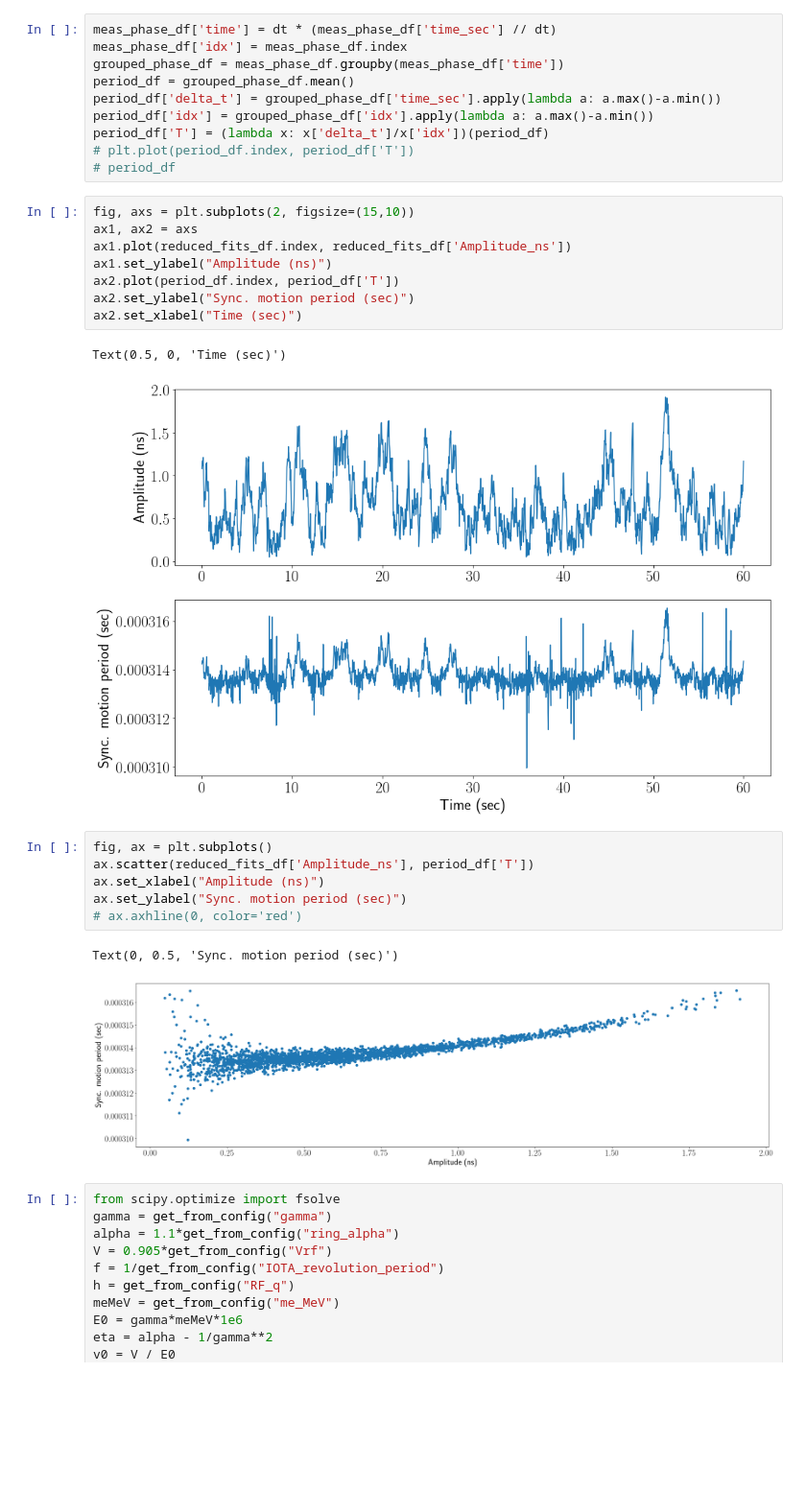
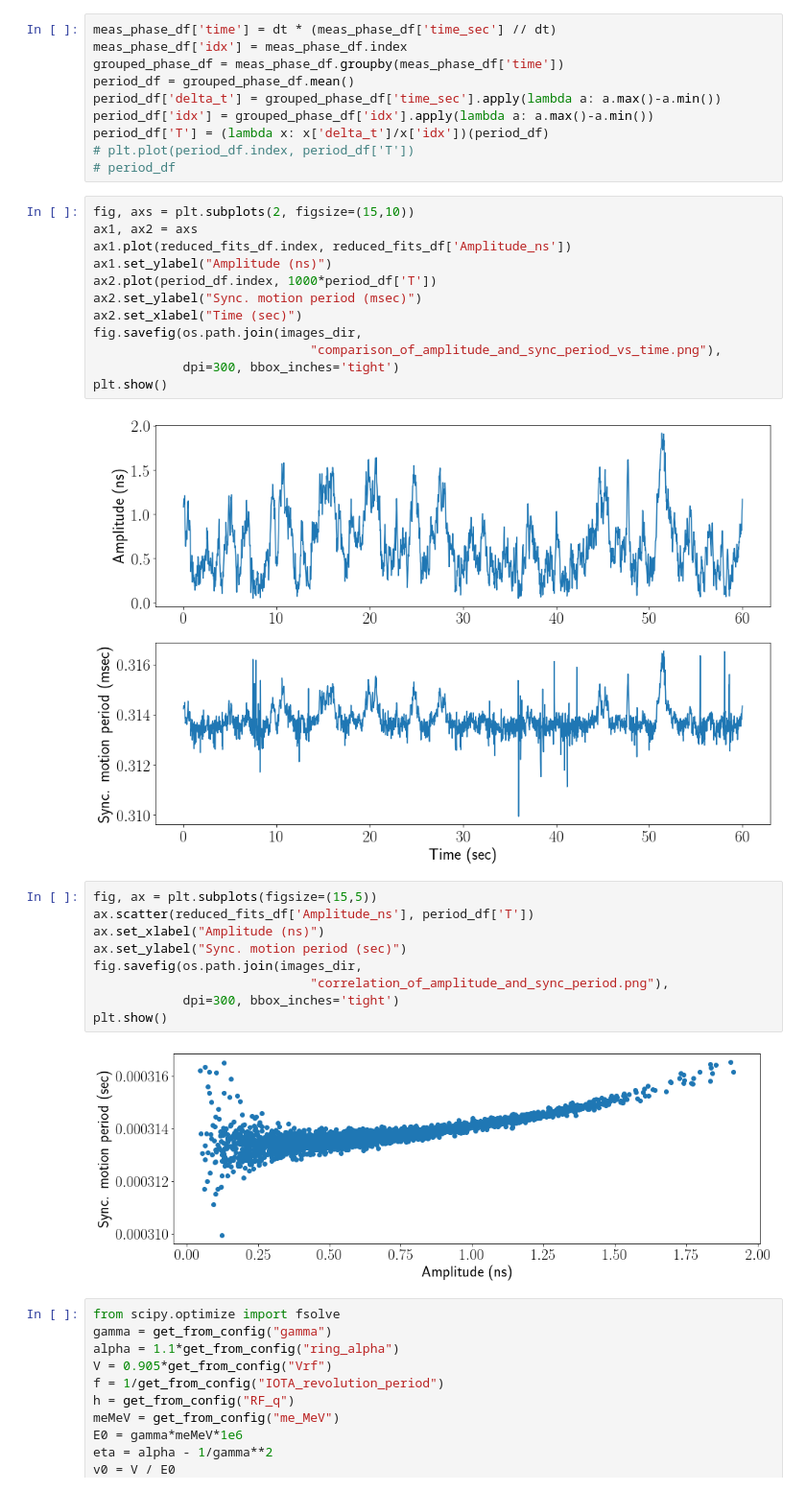
Before and after one commit to IharLobach/ursse, a Jupyter notebook: analyzing_collected_data/shifts/shift_02_28_2020/experiment_vs_simulation_random_walk.ipynb, the cells around one changed output. Shown: that part at 96% size. Saved outputs shown, nothing was run; the diff lists cells and outputs as text; blank space fills up the shorter version.

```diff
--- a/analyzing_collected_data/shifts/shift_02_28_2020/experiment_vs_simulation_random_walk.ipynb
+++ b/analyzing_collected_data/shifts/shift_02_28_2020/experiment_vs_simulation_random_walk.ipynb
@@ -424,21 +429,26 @@ fig, axs = plt.subplots(2, figsize=(15,10))
 ax1, ax2 = axs
 ax1.plot(reduced_fits_df.index, reduced_fits_df['Amplitude_ns'])
 ax1.set_ylabel("Amplitude (ns)")
-ax2.plot(period_df.index, period_df['T'])
-ax2.set_ylabel("Sync. motion period (sec)")
+ax2.plot(period_df.index, 1000*period_df['T'])
+ax2.set_ylabel("Sync. motion period (msec)")
 ax2.set_xlabel("Time (sec)")
+fig.savefig(os.path.join(images_dir,
+                             "comparison_of_amplitude_and_sync_period_vs_time.png"),
+            dpi=300, bbox_inches='tight')
+plt.show()
 # %% [output]
-Text(0.5, 0, 'Time (sec)')
-[figure, old version]
+[figure, new version]
 # %%
-fig, ax = plt.subplots()
+fig, ax = plt.subplots(figsize=(15,5))
 ax.scatter(reduced_fits_df['Amplitude_ns'], period_df['T'])
 ax.set_xlabel("Amplitude (ns)")
 ax.set_ylabel("Sync. motion period (sec)")
-# ax.axhline(0, color='red')
+fig.savefig(os.path.join(images_dir,
+                             "correlation_of_amplitude_and_sync_period.png"),
+            dpi=300, bbox_inches='tight')
+plt.show()
 # %% [output]
-Text(0, 0.5, 'Sync. motion period (sec)')
-[figure, old version]
+[figure, new version]
 # %%
 from scipy.optimize import fsolve
 gamma = get_from_config("gamma")
```
Also changed, not shown: parts of 15 cells of this notebook, 4 other files.
